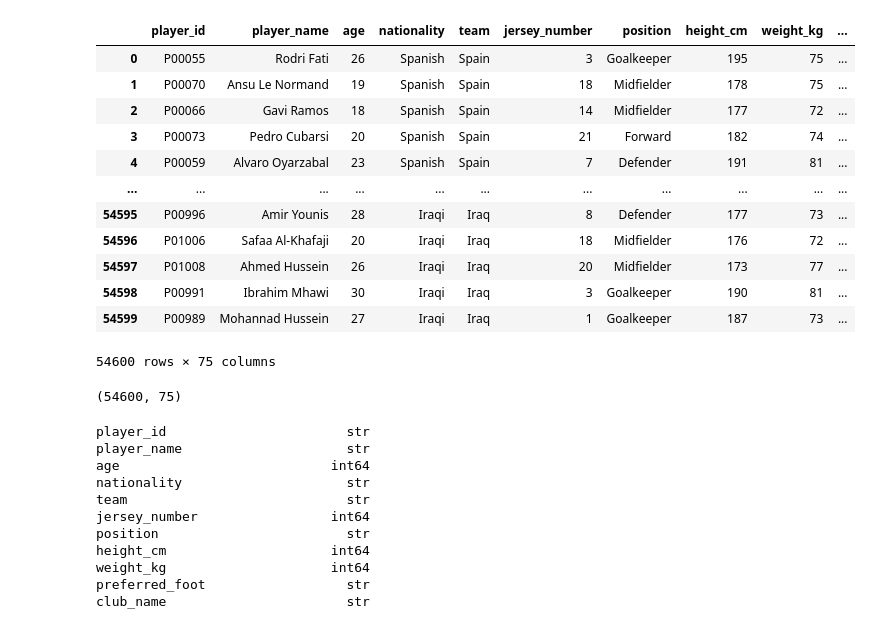
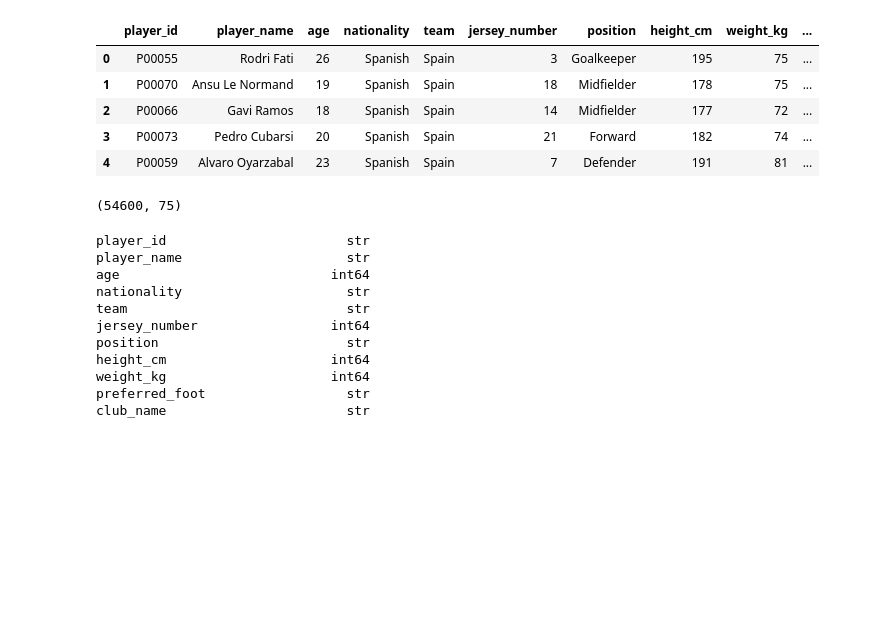
Before and after one commit to nicolas-hidalgo123/Fundamentos-programaci-n-y-bases-de-datos, a Jupyter notebook: proyecto_grupal/trabajo_final.ipynb, the cells around one changed output. Cells and saved outputs as stored; diff of their text form; code cells hidden in the pictures; blank space fills up the shorter version.

```diff
--- a/proyecto_grupal/trabajo_final.ipynb
+++ b/proyecto_grupal/trabajo_final.ipynb
@@ -21,21 +22,14 @@ cuantos goles por equipos finalistas
 metricas de goles vs tiempo de poseción, distancia recorrida, jugadores mas altos vs mejores
 equipo mas joven con mejor rendimiento
 # %%
-df
+df.head()
 # %% [output]
 |  | player_id | player_name | age | nationality | team | jersey_number | position | height_cm | weight_kg | ... |
 | 0 | P00055 | Rodri Fati | 26 | Spanish | Spain | 3 | Goalkeeper | 195 | 75 | ... |
 | 1 | P00070 | Ansu Le Normand | 19 | Spanish | Spain | 18 | Midfielder | 178 | 75 | ... |
 | 2 | P00066 | Gavi Ramos | 18 | Spanish | Spain | 14 | Midfielder | 177 | 72 | ... |
 | 3 | P00073 | Pedro Cubarsi | 20 | Spanish | Spain | 21 | Forward | 182 | 74 | ... |
 | 4 | P00059 | Alvaro Oyarzabal | 23 | Spanish | Spain | 7 | Defender | 191 | 81 | ... |
-| ... | ... | ... | ... | ... | ... | ... | ... | ... | ... | ... |
-| 54595 | P00996 | Amir Younis | 28 | Iraqi | Iraq | 8 | Defender | 177 | 73 | ... |
-| 54596 | P01006 | Safaa Al-Khafaji | 20 | Iraqi | Iraq | 18 | Midfielder | 176 | 72 | ... |
-| 54597 | P01008 | Ahmed Hussein | 26 | Iraqi | Iraq | 20 | Midfielder | 173 | 77 | ... |
-| 54598 | P00991 | Ibrahim Mhawi | 30 | Iraqi | Iraq | 3 | Goalkeeper | 190 | 81 | ... |
-| 54599 | P00989 | Mohannad Hussein | 27 | Iraqi | Iraq | 1 | Goalkeeper | 187 | 73 | ... |
-54600 rows × 75 columns
 # %%
 #Vamos a analizar el tamaño del dataset
 df.shape
```
Also changed, not shown: parts of 4 cells of this notebook.
